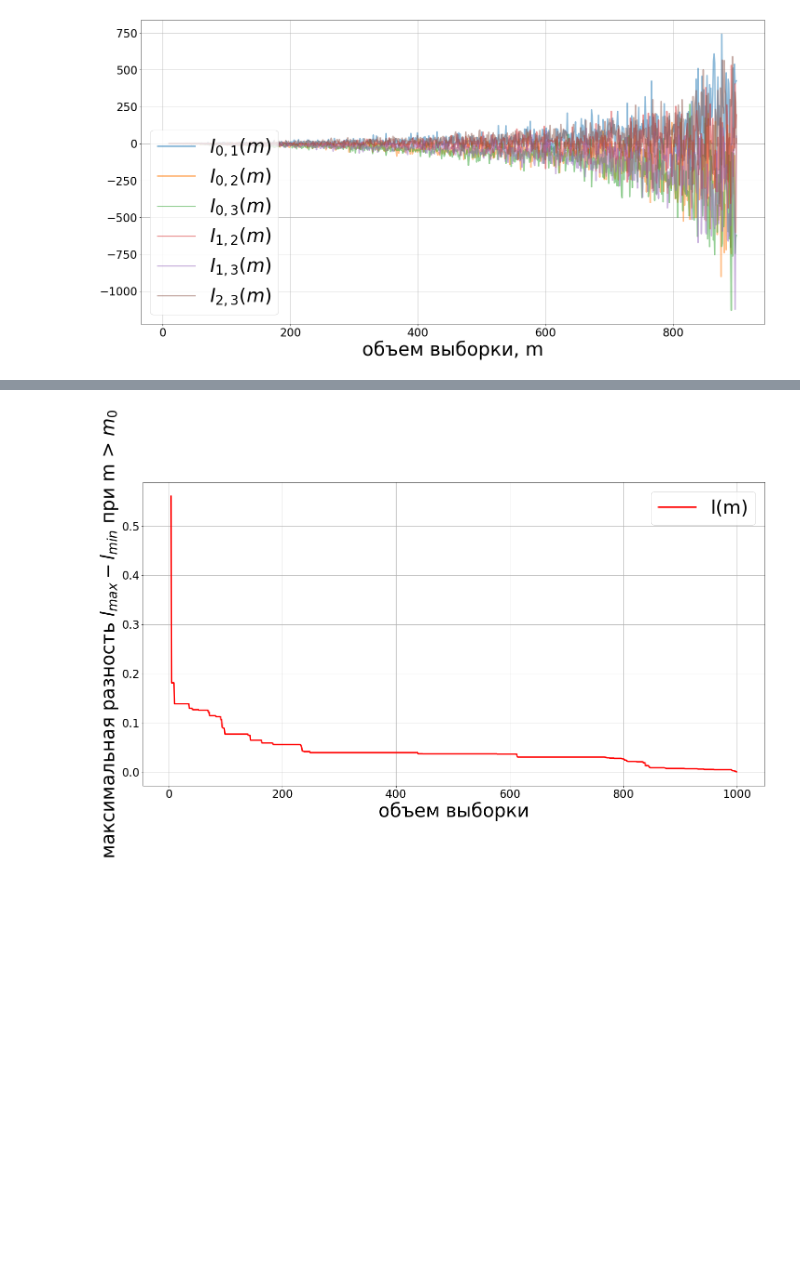
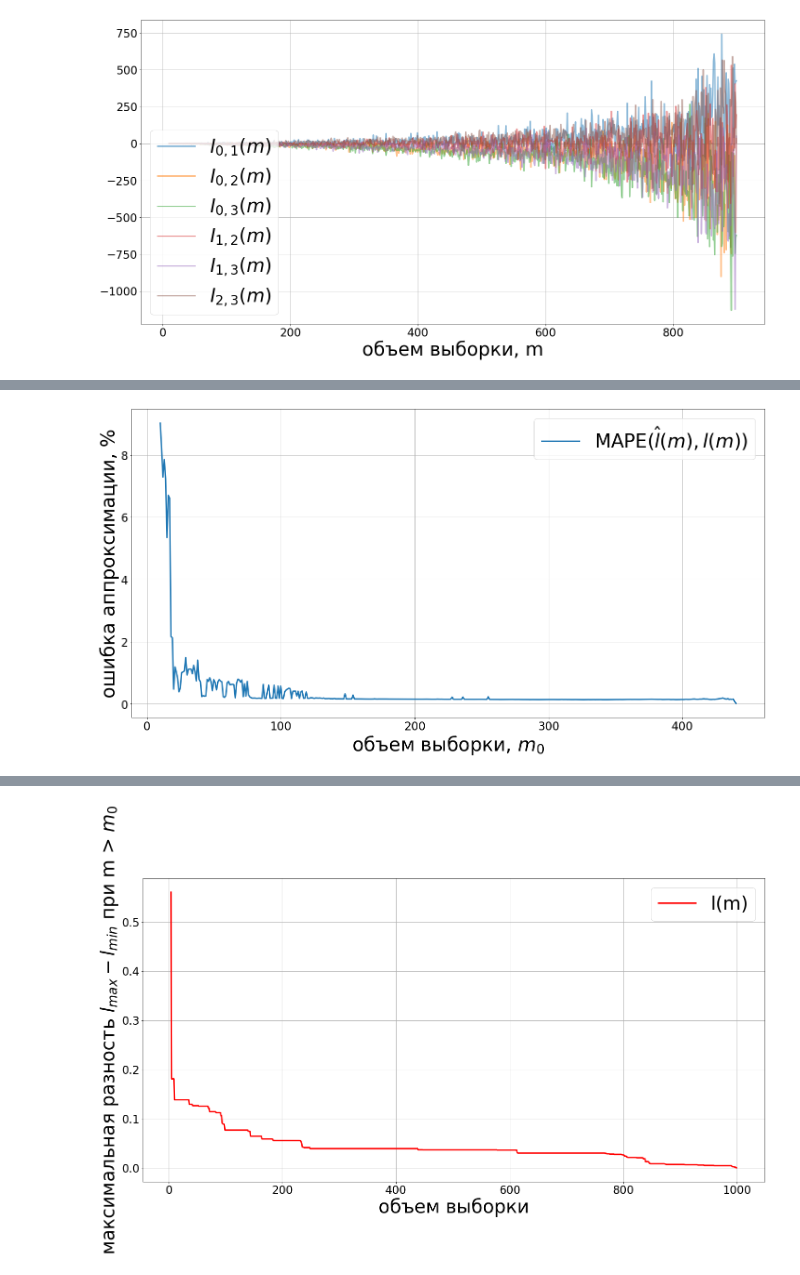
Before and after one commit to Intelligent-Systems-Phystech/2019-Project-44, a Jupyter notebook: code/synthetic.ipynb, the cells around one changed output, grey strips where cells are left out. Drawn from its saved outputs; the diff is of its cells as text; code cells hidden in the pictures; blank space fills up the shorter version.

```diff
--- a/code/synthetic.ipynb
+++ b/code/synthetic.ipynb
@@ -191,0 +221,17 @@ plt.show()
+# %%
+m_0 = 100
+# %%
+def f(x):
+    a = x[0]
+    b = x[1]
+    c = x[2]
+    return np.mean(np.absolute(a + b * np.arange(10, m_0 + 1) ** c - l[:m_0 - 9]) / np.absolute(l[:m_0 - 9]))
+# %%
+from scipy.optimize import minimize
+
+MAPE_cheat = []
+
+for i in tqdm(range(10, M)):
+    m_0 = i
+    params = minimize(f, [0, 1, -0.5])
+    MAPE_cheat.append(np.mean(np.absolute(params.x[0] + params.x[1] * np.arange(m_0 + 1, M) ** params.x[2] - l[m_0 - 9:]) / np.absolute(l[m_0 - 9:])))
@@ -191,0 +240,11 @@ plt.show()
+# %%
+plt.plot(np.arange(10, M), np.array(MAPE_cheat) * 100, label='MAPE($\hat l(m), l(m)$)')
+
+plt.xlabel('объем выборки, $m_0$')
+plt.ylabel('ошибка аппроксимации, %')
+plt.legend()
+plt.grid()
+plt.savefig('../data/pics/diabetes_l_MAPE_cheat.pdf', format='pdf')
+plt.show()
+# %% [output]
+[figure, added]
```
Also changed, not shown: parts of 21 cells of this notebook, 26 other files.
